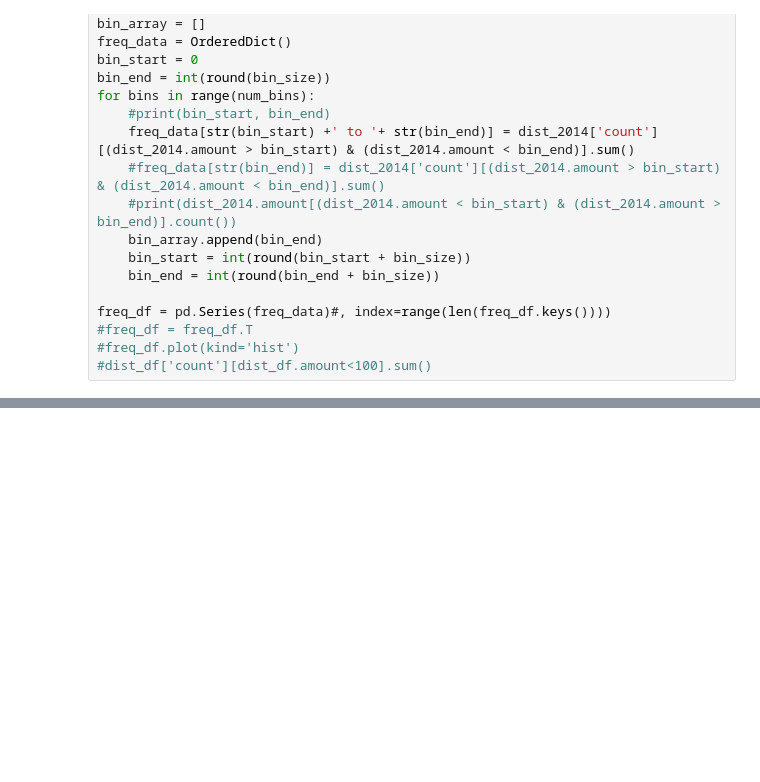
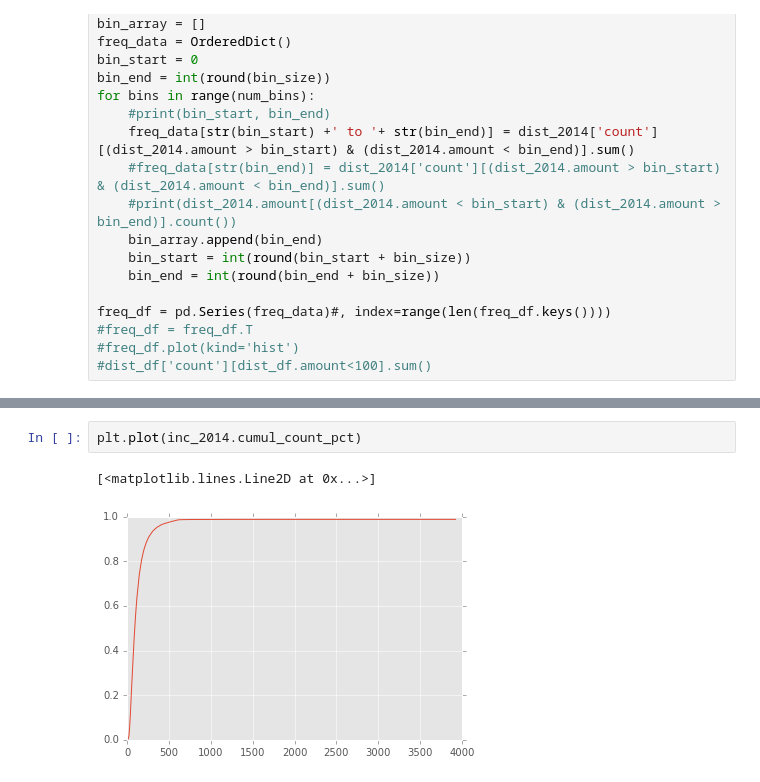
Before and after one commit to Kibrael/Edits, a Jupyter notebook: distribution viz.ipynb, the cells around one changed output, grey strips where cells are left out. Drawn from its saved outputs; the diff is of its cells as text; blank space fills up the shorter version.

```diff
--- a/distribution viz.ipynb
+++ b/distribution viz.ipynb
@@ -111,0 +130,5 @@ print(len(y))
+# %%
+plt.plot(inc_2014.cumul_count_pct)
+# %% [output]
+[<matplotlib.lines.Line2D at 0x...>]
+[figure, added]
```
Also changed, not shown: parts of 16 cells of this notebook, 4 other files.
